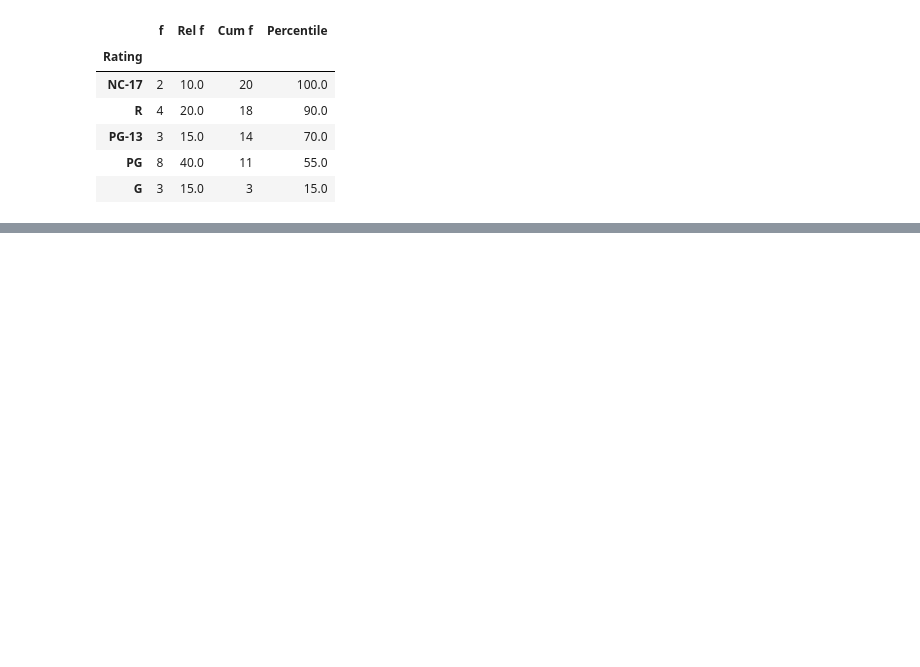
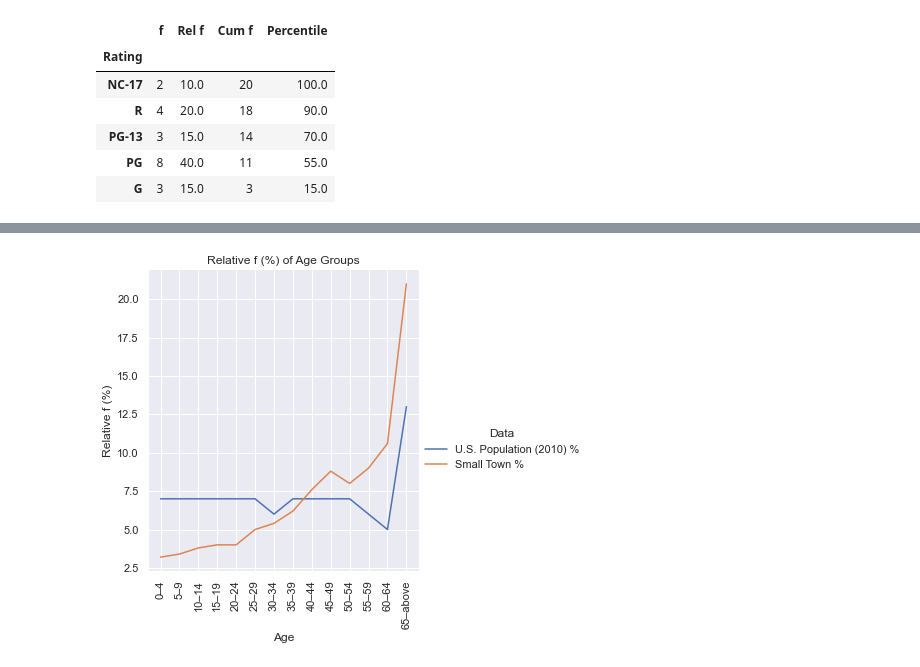
Before and after one commit to ramiz-rahman/Statistics, a Jupyter notebook: 01_frequency_distributions_and_graphs.ipynb, the cells around one changed output, grey strips where cells are left out. Saved outputs shown, nothing was run; the diff lists cells and outputs as text; code cells hidden in the pictures; blank space fills up the shorter version.

```diff
--- a/01_frequency_distributions_and_graphs.ipynb
+++ b/01_frequency_distributions_and_graphs.ipynb
@@ -417,0 +536,4 @@ ratings_dist
+# %%
+categories = pd.Categorical(['65–above','60–64','55–59','50–54','45–49','40–44','35–39','30–34','25–29','20–24','15–19' ,'10–14','5–9','0–4'], categories= reversed(['65–above','60–64','55–59','50–54','45–49','40–44','35–39','30–34','25–29','20–24','15–19' ,'10–14','5–9','0–4']), ordered=True)
+
+categories
@@ -417,0 +544,2 @@ ratings_dist
+# %%
+age_dist = pd.DataFrame(data=[[105, 13], [53, 5], [45, 6], [40, 7], [44, 7], [38, 7], [31, 7], [27, 6], [25, 7], [20, 7], [20, 7], [19, 7], [17, 7], [16, 7]], index=categories, columns=['Small Town f', 'U.S. Population (2010) %']).rename_axis('Age')
@@ -417,0 +565,2 @@ ratings_dist
+# %%
+age_dist['Small Town %'] = age_dist['Small Town f']/age_dist['Small Town f'].sum() * 100
@@ -417,0 +586,11 @@ ratings_dist
+# %%
+age_dist_long = pd.melt(age_dist.reset_index(), id_vars='Age', value_vars=['U.S. Population (2010) %', 'Small Town %'], value_name='Relative f (%)', var_name='Data')
+# %%
+g = sns.relplot(x='Age', y='Relative f (%)', hue='Data', data=age_dist_long, kind='line').set(title='Relative f (%) of Age Groups')
+
+ax = g.fig.axes[0]
+ax.set_xticklabels(ax.get_xticklabels(), rotation=90)
+
+plt.show()
+# %% [output]
+[figure, added]
```
Also changed, not shown: parts of 15 cells of this notebook.
